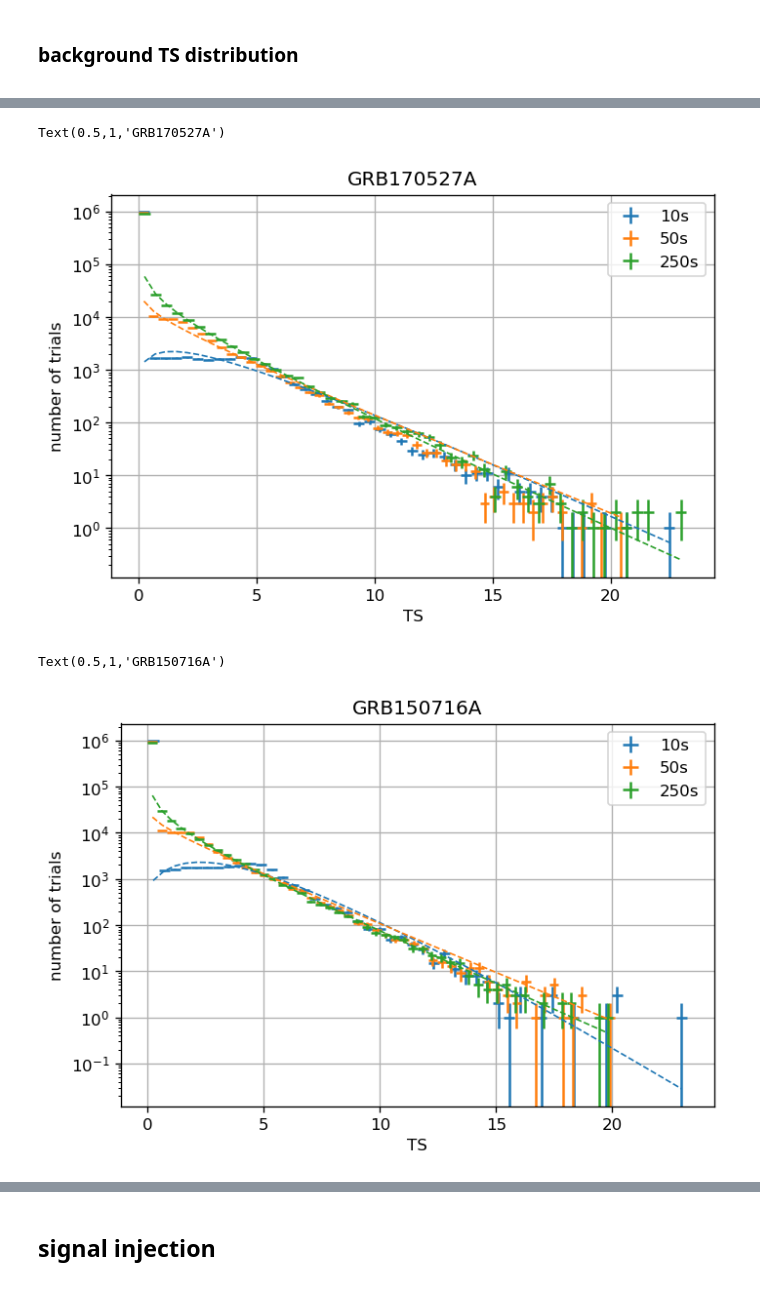
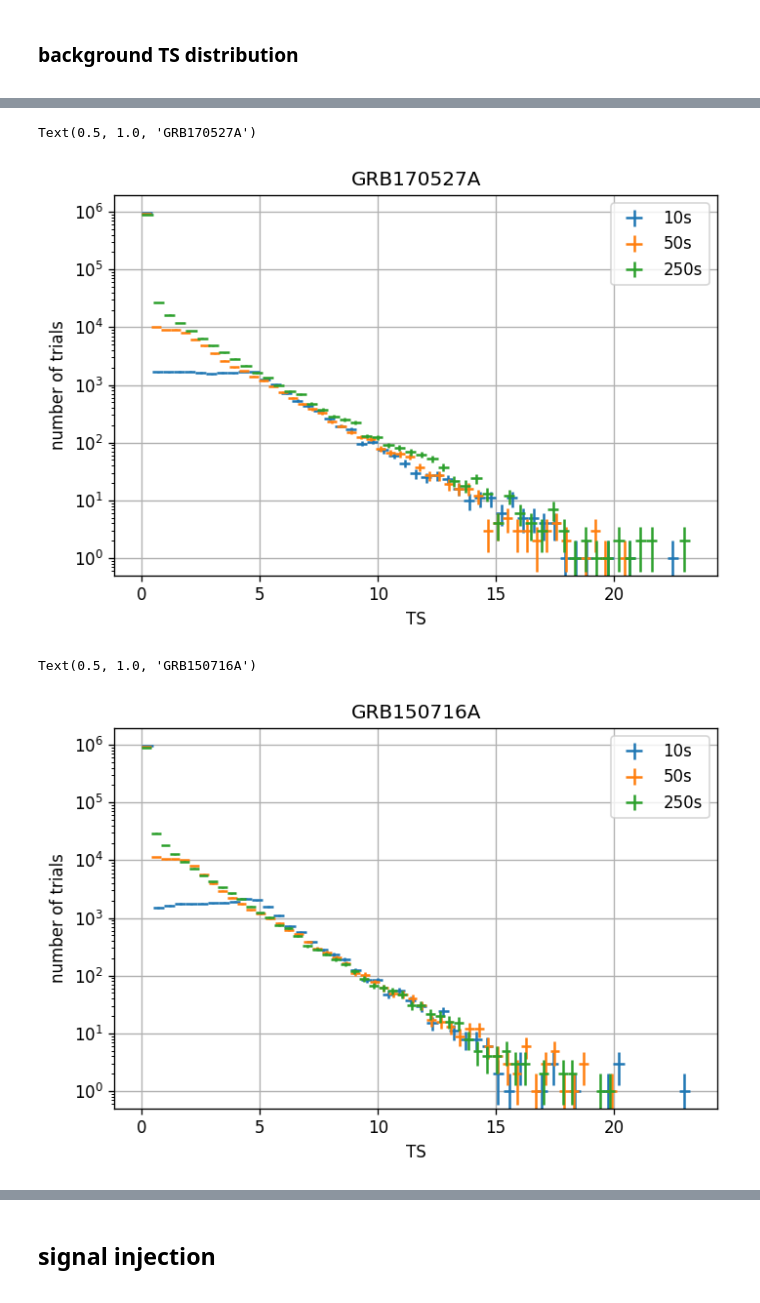
Before and after one commit to ChujieChen/greco_grb, a Jupyter notebook: notebooks/00_plotting.ipynb, the cells around one changed output, grey strips where cells are left out. Saved outputs shown, nothing was run; the diff lists cells and outputs as text; code cells hidden in the pictures.

```diff
--- a/notebooks/00_plotting.ipynb
+++ b/notebooks/00_plotting.ipynb
@@ -1109,25 +1072,13 @@ def plot_bg_TS(array, label, norm=True, ax=None, show=True, grid=False, chi2fit=
 
     for arr, lb in zip(array, label):
         bg = cy.dists.Chi2TSD(arr)
-        positive_bg = cy.dists.Chi2TSD(arr[arr > 0])
-
         h = bg.get_hist(bins=50)
-        positive_h = positive_bg.get_hist(bins=50)
 
         color = next(ax._get_lines.prop_cycler)['color']
         hl.plot1d(ax, h, crosses=True,
                 label='{}'.format(lb),
                  color=color)
         if chi2fit:
-            """
-            x = positive_h.centers[0]
-            norm = positive_h.integrate().values
-            if not chi2fitlable:
-                ax.semilogy(x, norm * positive_bg.pdf(x), lw=1, ls='--', color=color)
-            else:
-                ax.semilogy(x, norm * positive_bg.pdf(x), lw=1, ls='--', color=color,
-                        label=r'$\chi^2[{:.2f}\mathrm{{dof}},\ \eta={:.3f}]$'.format(positive_bg.ndof, positive_bg.eta))
-            """
             x = h.centers[0]
             norm = h.integrate().values
             if not chi2fitlable:
@@ -1165,8 +1122,11 @@ Text(0.5,1,'GRB180423A')
 # %%
 grb_name = "GRB180423A"
-tw_in_second = 250
+tw_in_second = 50
+
 bg_files = glob(ANA_DIR+f"/allsky_scan/with_prior_background/tw{tw_in_second}/{grb_name}*.npz")
-bg = cy.dists.Chi2TSD(np.ravel([sparse.load_npz(bg_file).toarray() for bg_file in bg_files]))
+arr = np.ravel([sparse.load_npz(bg_file).toarray() for bg_file in bg_files])
+bg = cy.dists.Chi2TSD(arr)
+
 fig, ax = plt.subplots(figsize=(8,6), dpi=96)
 h = bg.get_hist(bins=100)
 hl.plot1d(ax, h, crosses=True, label='{} bg trials'.format(bg.n_total))
@@ -1174,8 +1134,9 @@ hl.plot1d(ax, h, crosses=True, label='{} bg trials'.format(bg.n_total))
 x = h.centers[0]
 norm = h.integrate().values
 ax.semilogy(x, norm * bg.pdf(x), lw=1, ls='--', color='tab:blue')
-ax.axvline(x=bg.isf_nsigma(3), linestyle='--', label='bg 3 sigma', color='tab:green')
-ax.axvline(x=bg.isf_nsigma(5), linestyle='--', label='bg 5 sigma', color='tab:orange')
+
+ax.axvline(x=bg.isf_nsigma(3, fit=True), linestyle='-.', label='bg fitted 3 sigma', color='tab:green')
+ax.axvline(x=bg.isf_nsigma(3, fit=False), linestyle='--', label='bg isf 3 sigma', color='tab:green')
 
 ax.legend(loc="upper right")
 ax.grid()
@@ -1196,22 +1157,22 @@ indices = [0,2,4]
 plot_bg_TS([TSs[i] for i in indices],
            [['10s', '25s','50s','100s','250s','500s'][i] for i in indices],
            grid=True,
-          chi2fit=True)
+          chi2fit=False)
 plt.title(f"{grb_name}")
 # %% [output]
-Text(0.5,1,'GRB170527A')
+Text(0.5, 1.0, 'GRB170527A')
-[figure, old version]
+[figure, new version]
 # %%
 grb_name = "GRB150716A"
 files = glob(ANA_DIR+f"/allsky_scan/with_prior_background/tw*/{grb_name}*.npz")
 files.sort(key=lambda x: int(x[x.find("_tw") + len("_tw"): x.find("_NTrial")]))
 TSs = [sparse.load_npz(file).toarray()[0] for file in files]
 indices = [0,2,4]
 plot_bg_TS([TSs[i] for i in indices],
            [['10s', '25s','50s','100s','250s','500s'][i] for i in indices],
            grid=True,
-          chi2fit=True)
+          chi2fit=False)
 plt.title(f"{grb_name}")
 # %% [output]
-Text(0.5,1,'GRB150716A')
+Text(0.5, 1.0, 'GRB150716A')
-[figure, old version]
+[figure, new version]
```
Also changed, not shown: parts of 15 cells of this notebook, 6 other files.
